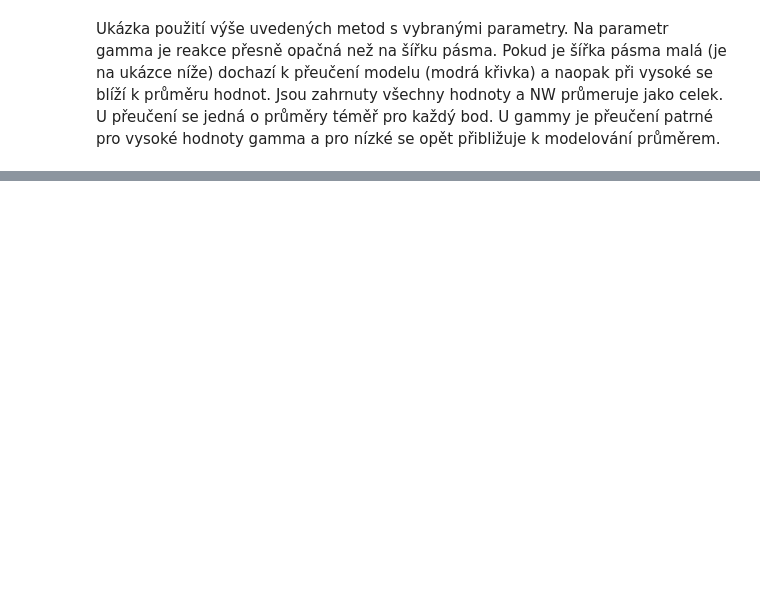
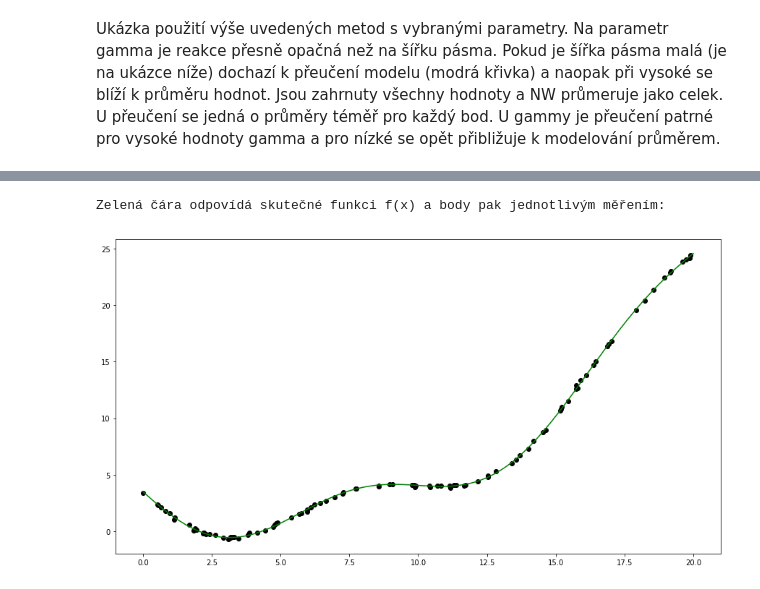
Before and after one commit to martilad/MI-MZI2019, a Jupyter notebook: Nadaraya-WatsonEstimator.ipynb, the cells around one changed output, grey strips where cells are left out. Drawn from its saved outputs; the diff is of its cells as text; code cells hidden in the pictures; blank space fills up the shorter version.

```diff
--- a/Nadaraya-WatsonEstimator.ipynb
+++ b/Nadaraya-WatsonEstimator.ipynb
@@ -114,0 +130,23 @@ Wall time: 27.3 s
+# %%
+from matplotlib.pyplot import figure
+figure(num=None, figsize=(15, 8))
+
+n = 100 # počet měření
+data = pd.DataFrame()
+
+# hodnoty x - n hodnot náhodně mezi 0 a 10
+data['x'] = np.sort(np.random.rand(n)*20)
+data['y'] = fun(data['x']) + np.random.randn(n)*0.1
+
+meany = np.mean(data['y'])
+data['y'] = data['y'] - meany
+
+# hodnoty x na vykreslování funkcí
+xgrid = np.linspace(0, 20, 200)[:, None]
+
+# vykreslení
+plt.plot(data['x'], data['y']+meany, 'ko',xgrid, vfun(xgrid), 'g-')
+print("Zelená čára odpovídá skutečné funkci f(x) a body pak jednotlivým měřením:")
+# %% [output]
+Zelená čára odpovídá skutečné funkci f(x) a body pak jednotlivým měřením:
+[figure, added]
```
Also changed, not shown: parts of 6 cells of this notebook.
